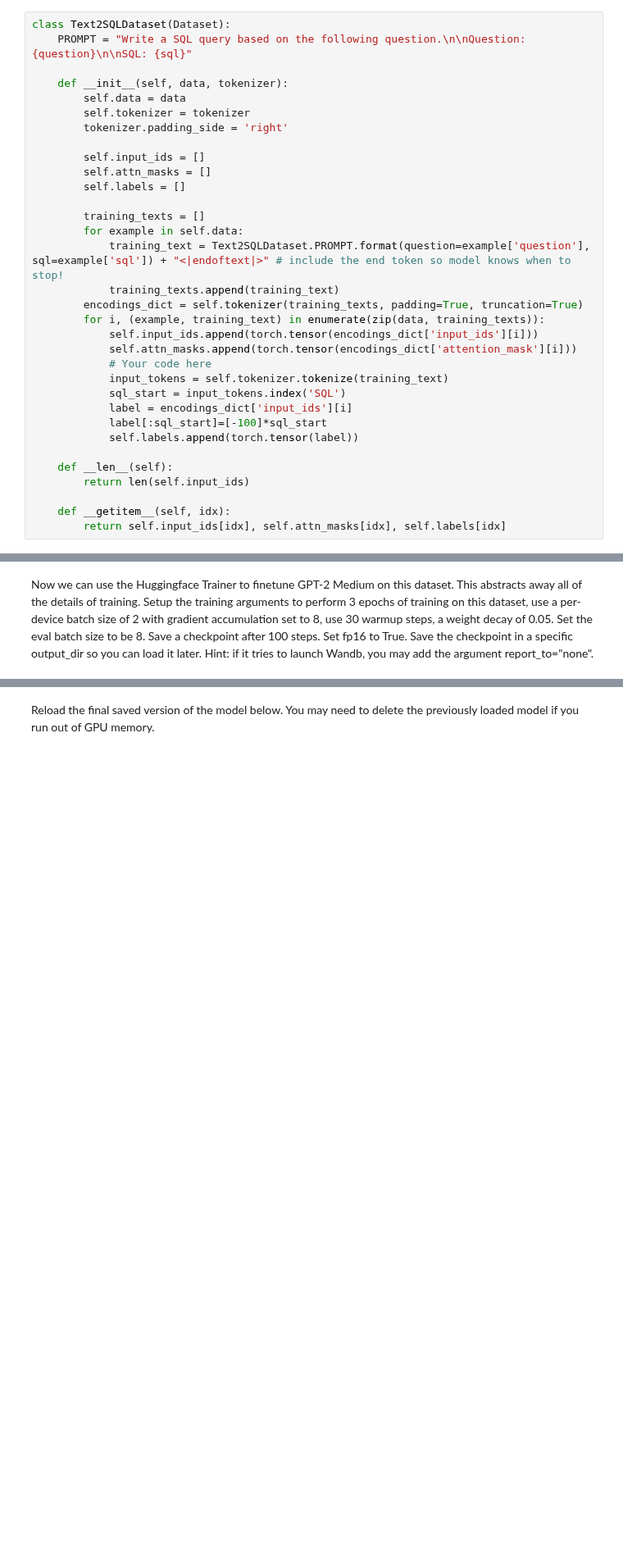
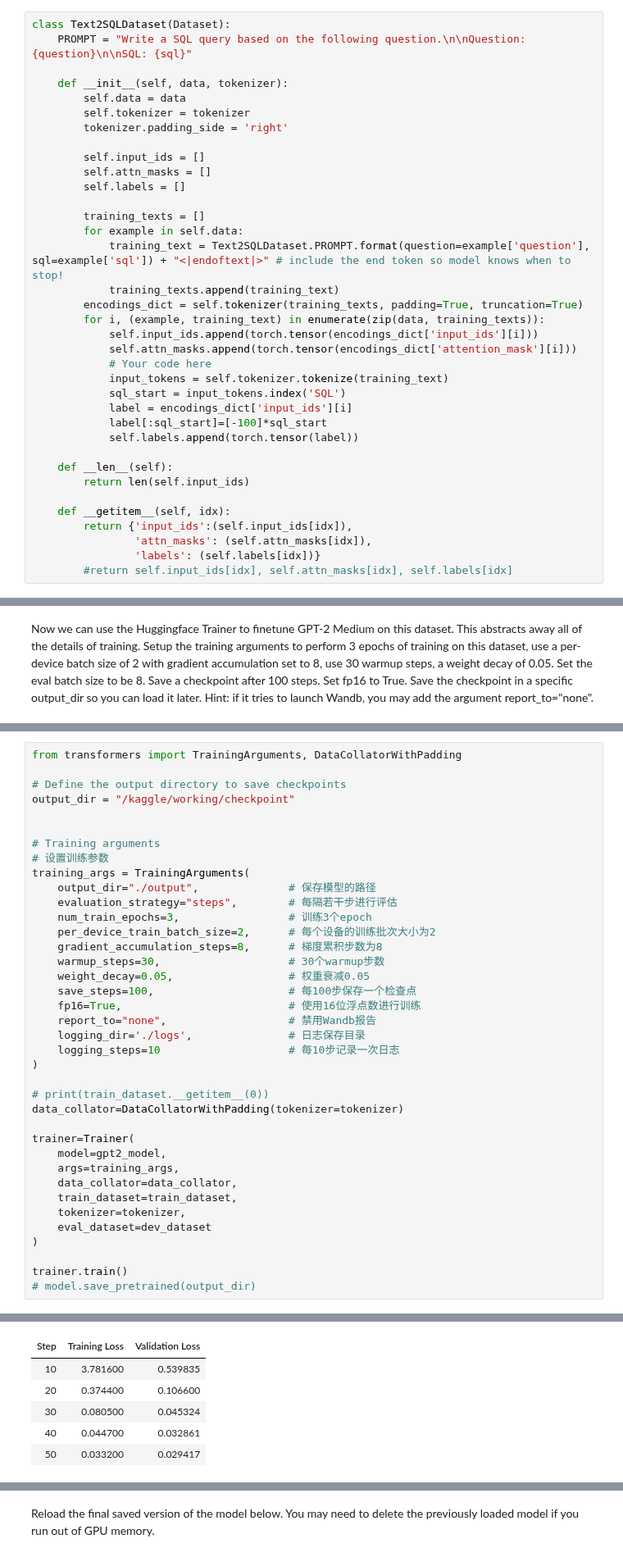
Before and after one commit to reallinshengxiang/COMPSCI-288, a Jupyter notebook: hw4.ipynb, the cells around one changed output, grey strips where cells are left out. Shown at 82% size. Cells and saved outputs as stored; diff of their text form; blank space fills up the shorter version.

Commit message:
Kaggle Notebook | hw4_starter | Version 2

```diff
--- a/hw4.ipynb
+++ b/hw4.ipynb
@@ -324,7 +321,10 @@ class Text2SQLDataset(Dataset):
         return len(self.input_ids)
 
     def __getitem__(self, idx):
-        return self.input_ids[idx], self.attn_masks[idx], self.labels[idx]
+        return {'input_ids':(self.input_ids[idx]),
+                'attn_masks': (self.attn_masks[idx]),
+                'labels': (self.labels[idx])}
+        #return self.input_ids[idx], self.attn_masks[idx], self.labels[idx]
 # %%
 train_dataset = Text2SQLDataset(splits['train'], tokenizer)
 dev_dataset = Text2SQLDataset(splits['dev'], tokenizer)
@@ -338,0 +334,39 @@ TypeError: stack(): argument 'tensors' (position 1) must be tuple of Tensors, no
+# %%
+from transformers import TrainingArguments, DataCollatorWithPadding
+
+# Define the output directory to save checkpoints
+output_dir = "/kaggle/working/checkpoint"
+
+
+# Training arguments
+# 设置训练参数
+training_args = TrainingArguments(
+    output_dir="./output",              # 保存模型的路径
+    evaluation_strategy="steps",        # 每隔若干步进行评估
+    num_train_epochs=3,                 # 训练3个epoch
+    per_device_train_batch_size=2,      # 每个设备的训练批次大小为2
+    gradient_accumulation_steps=8,      # 梯度累积步数为8
+    warmup_steps=30,                    # 30个warmup步数
+    weight_decay=0.05,                  # 权重衰减0.05
+    save_steps=100,                     # 每100步保存一个检查点
+    fp16=True,                          # 使用16位浮点数进行训练
+    report_to="none",                   # 禁用Wandb报告
+    logging_dir='./logs',               # 日志保存目录
+    logging_steps=10                    # 每10步记录一次日志
+)
+
+# print(train_dataset.__getitem__(0))
+data_collator=DataCollatorWithPadding(tokenizer=tokenizer)
+
+trainer=Trainer(
+    model=gpt2_model,
+    args=training_args,
+    data_collator=data_collator,
+    train_dataset=train_dataset,
+    tokenizer=tokenizer,
+    eval_dataset=dev_dataset
+)
+
+trainer.train()
+# model.save_pretrained(output_dir)
+# %% [output]
@@ -338,0 +374,6 @@ TypeError: stack(): argument 'tensors' (position 1) must be tuple of Tensors, no
+| Step | Training Loss | Validation Loss |
+| 10 | 3.781600 | 0.539835 |
+| 20 | 0.374400 | 0.106600 |
+| 30 | 0.080500 | 0.045324 |
+| 40 | 0.044700 | 0.032861 |
+| 50 | 0.033200 | 0.029417 |
```
Also changed, not shown: parts of 13 cells of this notebook.
